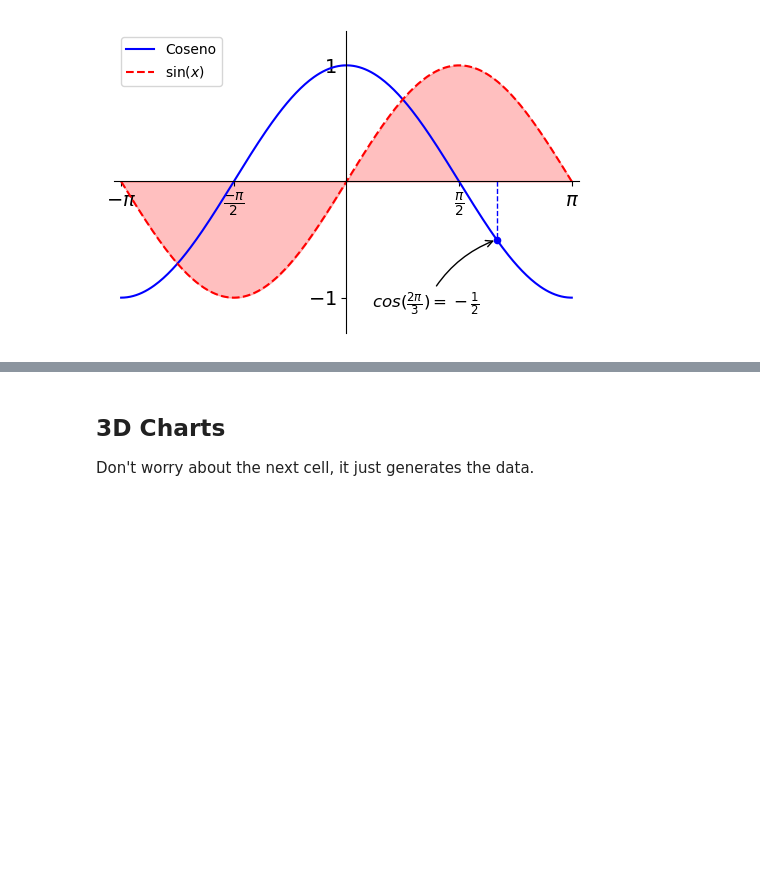
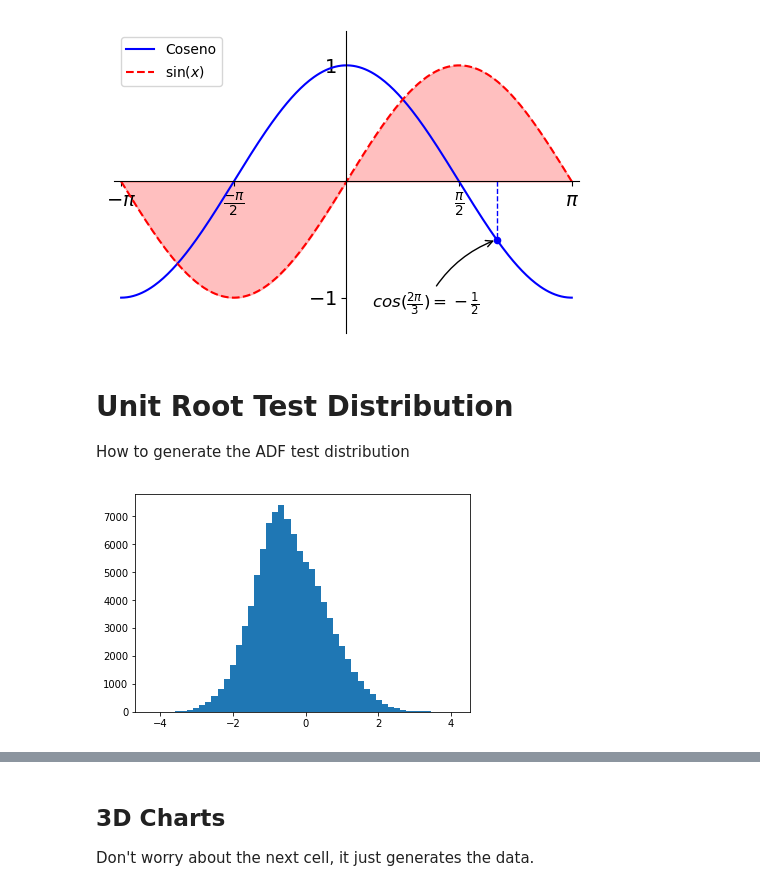
Before and after one commit to Finance-Hub/FinanceHub, a Jupyter notebook: fhnotebooks/Introduction to Python/Section 05 - Data Visualization.ipynb, the cells around one changed output, grey strips where cells are left out. Drawn from its saved outputs; the diff is of its cells as text; code cells hidden in the pictures; blank space fills up the shorter version.

```diff
--- a/fhnotebooks/Introduction to Python/Section 06 - Data Visualization.ipynb
+++ b/fhnotebooks/Introduction to Python/Section 05 - Data Visualization.ipynb
@@ -211,3 +214,22 @@ for label in ax.get_xticklabels() + ax.get_yticklabels():
 plt.show()
 # %% [output]
 [figure]
+# %% [markdown]
+# Unit Root Test Distribution
+
+How to generate the ADF test distribution
+# %%
+T = 100 # size of the series
+m = 100000  # number of simulations
+
+DFStats = np.empty(m)
+
+for i in range(m):
+    u = np.random.normal(0,1,size=T)
+    w = 1./(T**0.5)*np.cumsum(u)
+    DFStats[i] = ((w[-1]**2-1)/(2*(np.mean(w**2)**0.5)))
+
+plt.hist(DFStats, bins=50)
+plt.show()
+# %% [output]
+[figure, added]
```
Also changed, not shown: parts of 7 cells of this notebook, 5 other files.
